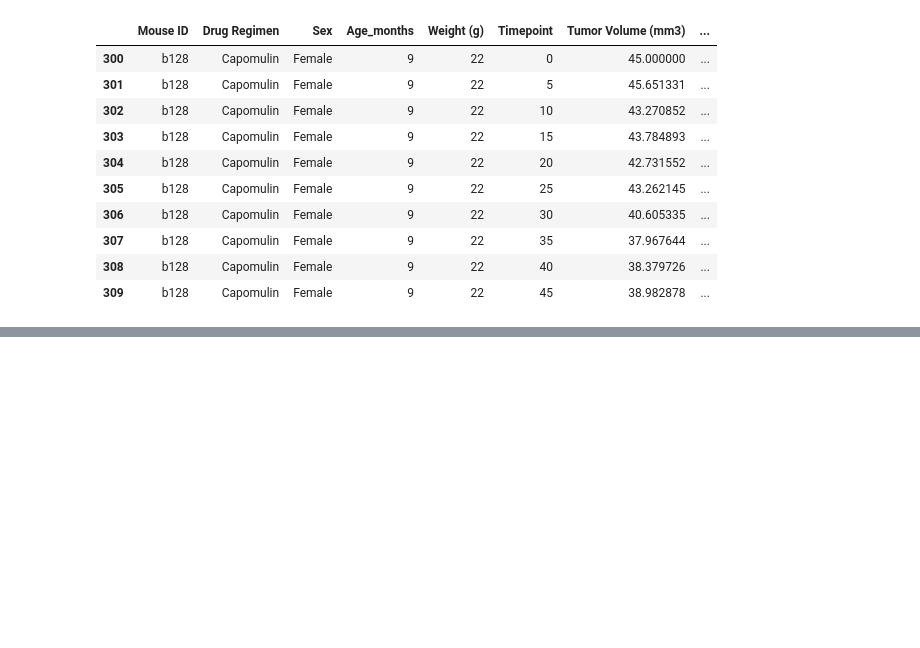
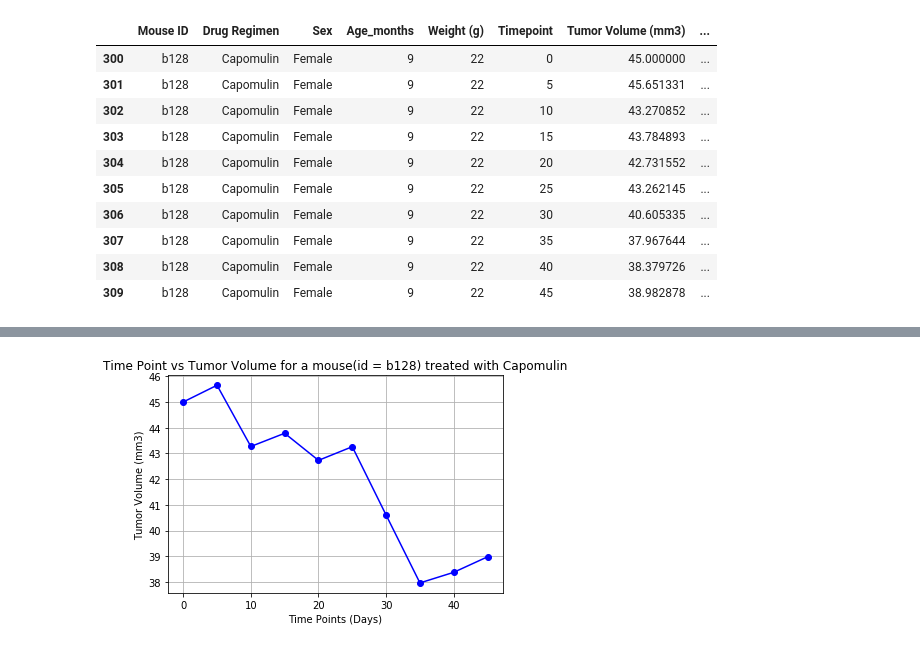
Before and after one commit to LinaSachuk/DU_HomeWork, a Jupyter notebook: matplotlib/pymaceuticals_starter.ipynb, the cells around one changed output, grey strips where cells are left out. Saved outputs shown, nothing was run; the diff lists cells and outputs as text; code cells hidden in the pictures; blank space fills up the shorter version.

Commit message:
added line plot

```diff
--- a/matplotlib/pymaceuticals_starter.ipynb
+++ b/matplotlib/pymaceuticals_starter.ipynb
@@ -467,3 +467,7 @@ capomulin_df
 | 307 | b128 | Capomulin | Female | 9 | 22 | 35 | 37.967644 | ... |
 | 308 | b128 | Capomulin | Female | 9 | 22 | 40 | 38.379726 | ... |
 | 309 | b128 | Capomulin | Female | 9 | 22 | 45 | 38.982878 | ... |
+# %%
+# get the values for the x axis
+time_point = list(capomulin_df['Timepoint'])
+time_point
@@ -469,0 +476,4 @@ capomulin_df
+# %%
+# get the values for the y axis
+tumor_volume = list(capomulin_df['Tumor Volume (mm3)'])
+tumor_volume
@@ -469,0 +491,14 @@ capomulin_df
+# %%
+# Create a graph based upon the two lists we have created
+# Each point on the chart is marked by a blue circle
+plt.plot(time_point, tumor_volume,  marker ='o', color='blue')
+
+# Give our graph axis labels
+plt.title('Time Point vs Tumor Volume for a mouse(id = b128) treated with Capomulin')
+plt.xlabel("Time Points (Days)")
+plt.ylabel("Tumor Volume (mm3)")
+
+plt.grid()
+plt.show()
+# %% [output]
+[figure, added]
```
Also changed, not shown: parts of 5 cells of this notebook.
